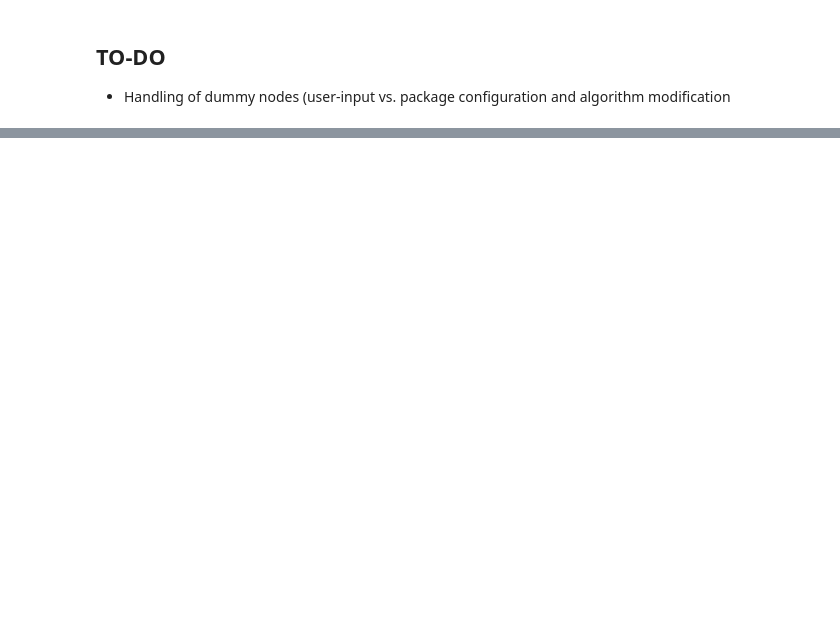
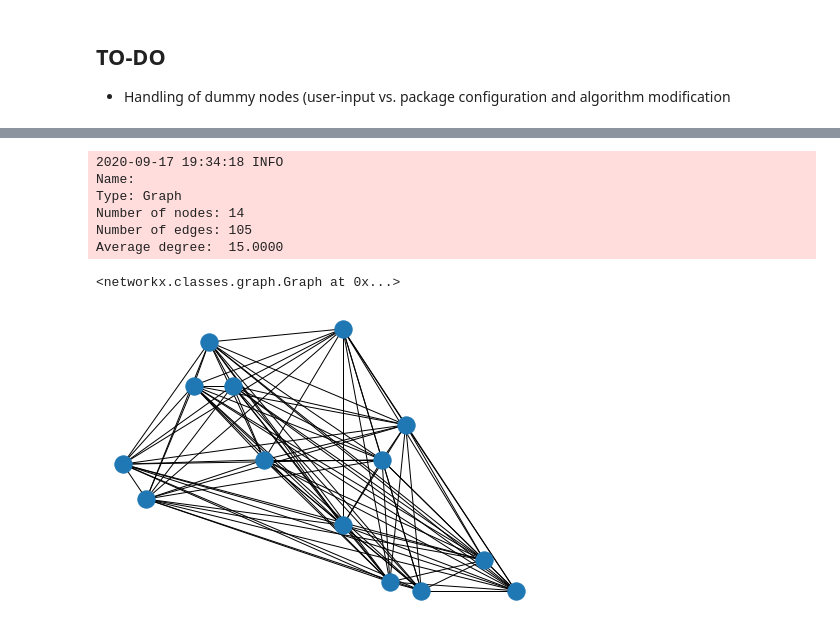
Before and after one commit to rariss/E-VRP-TW-V2G, a Jupyter notebook: evrp/e-vrp.ipynb, the cells around one changed output, grey strips where cells are left out. Cells and saved outputs as stored; diff of their text form; code cells hidden in the pictures; blank space fills up the shorter version.

Commit message:
Implemented graph network and interactive plotly graph visualizations.

```diff
--- a/evrp/e-vrp.ipynb
+++ b/evrp/e-vrp.ipynb
@@ -48,0 +39,11 @@ m.data['d']
+# %%
+draw_plain_graph(m.data['V'], m.data['d'])
+# %% [output]
+2020-09-17 19:34:18 INFO
+Name:
+Type: Graph
+Number of nodes: 14
+Number of edges: 105
+Average degree:  15.0000
+<networkx.classes.graph.Graph at 0x...>
+[figure, added]
```
Also changed, not shown: parts of 4 cells of this notebook, 5 other files.
